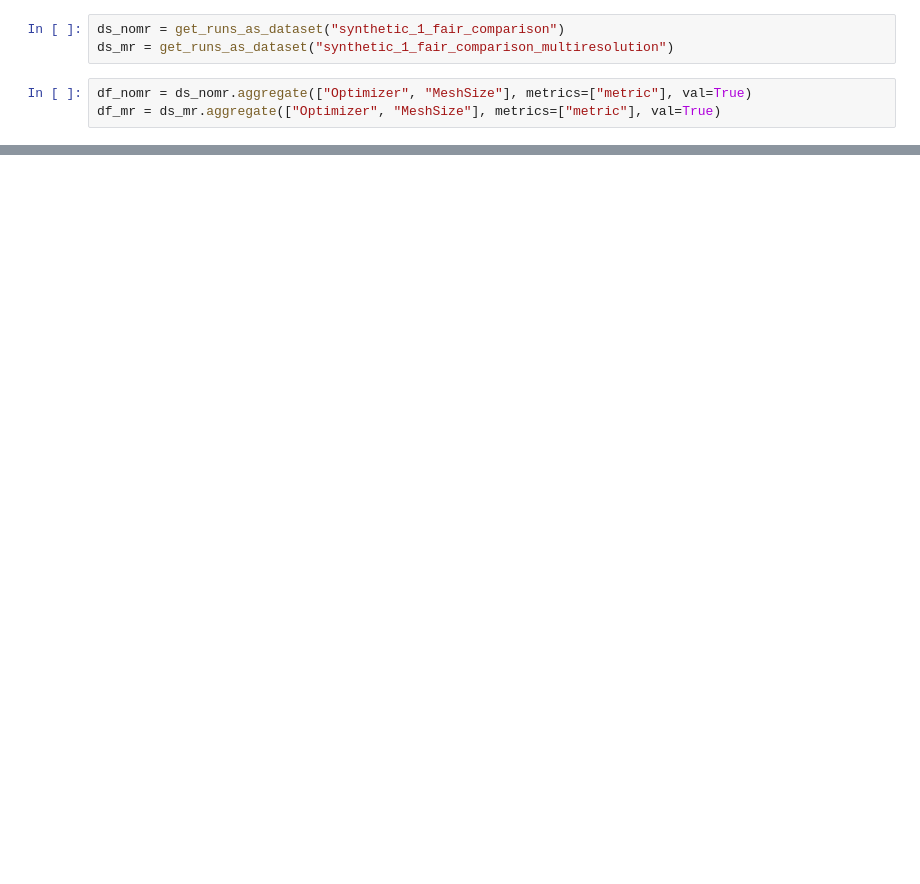
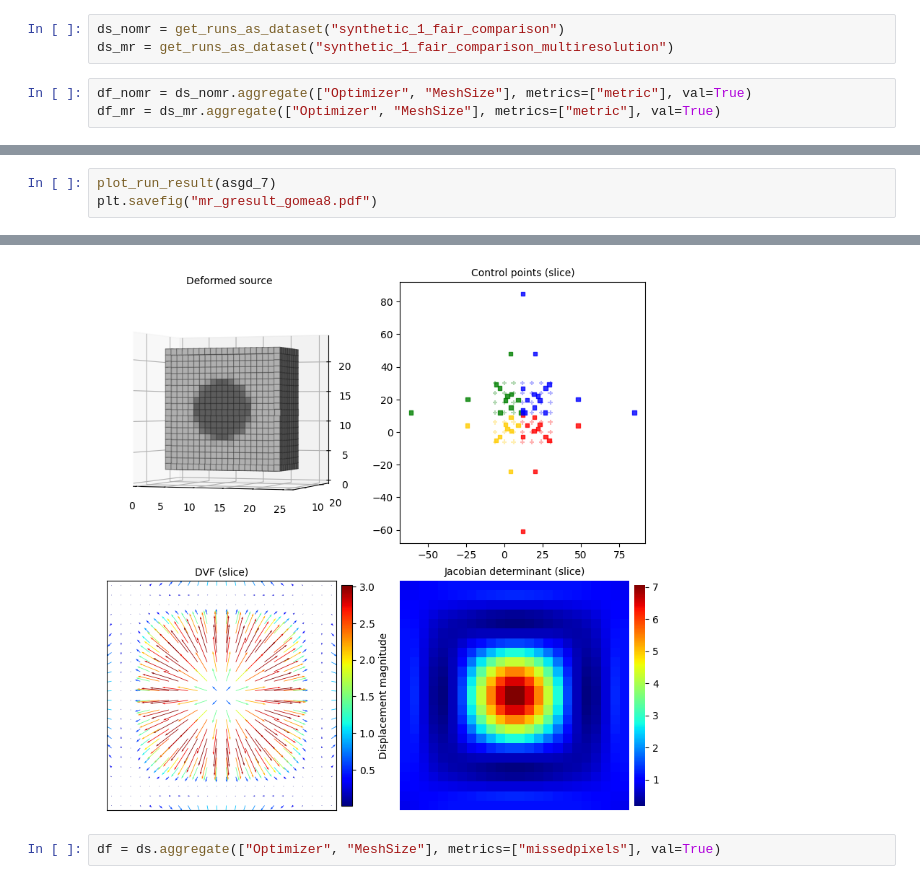
Before and after one commit to joasiee/elastix, a Jupyter notebook: experiments/notebooks/experiments/fair_comparison_mr.ipynb, the cells around one changed output, grey strips where cells are left out. Cells and saved outputs as stored; diff of their text form; blank space fills up the shorter version.

```diff
--- a/experiments/notebooks/experiments/fair_comparison_mr.ipynb
+++ b/experiments/notebooks/experiments/fair_comparison_mr.ipynb
@@ -136,0 +171,4 @@ sem(x)
+# %%
+plot_run_result(asgd_7)
+plt.savefig("mr_gresult_gomea8.pdf")
+# %% [output]
@@ -136,0 +176,3 @@ sem(x)
+[figure, added]
+# %%
+df = ds.aggregate(["Optimizer", "MeshSize"], metrics=["missedpixels"], val=True)
```
Also changed, not shown: parts of 14 cells of this notebook, 2 other files.
